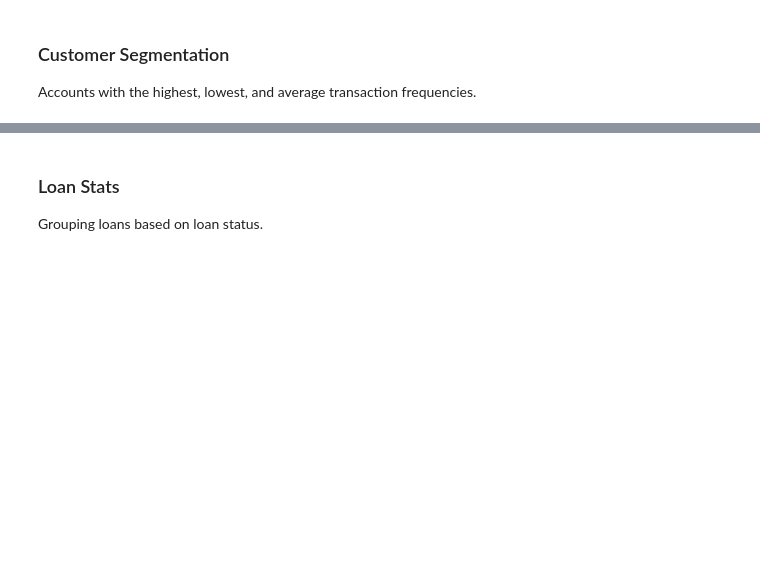
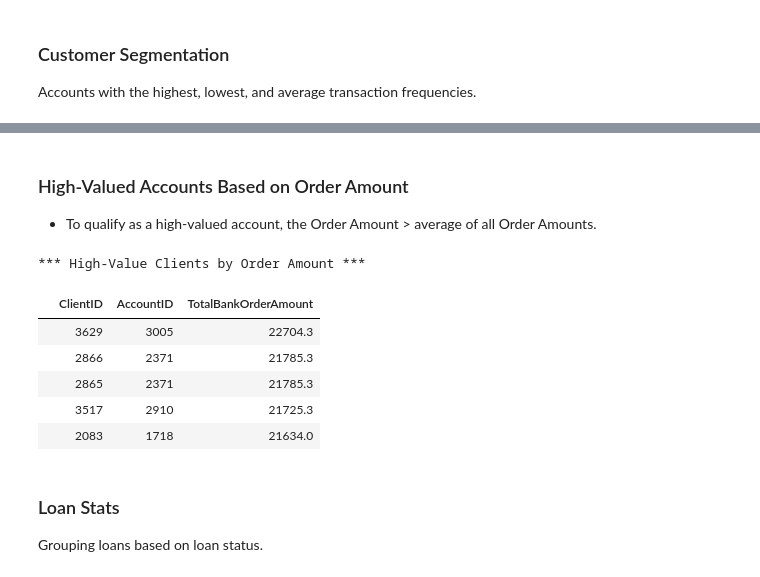
Before and after one commit to drjohnakinyemi/bank-customers-data-analysis-and-insights, a Jupyter notebook: jupyter-notebooks/Berka Bank Exploratory Data Analysis (EDA) in SQL.ipynb, the cells around one changed output, grey strips where cells are left out. Drawn from its saved outputs; the diff is of its cells as text; code cells hidden in the pictures; blank space fills up the shorter version.

```diff
--- a/jupyter-notebooks/Berka Bank Exploratory Data Analysis (EDA) in SQL.ipynb
+++ b/jupyter-notebooks/Berka Bank Exploratory Data Analysis (EDA) in SQL.ipynb
@@ -295,3 +331,41 @@ df.head()
+# %% [markdown]
+### High-Valued Accounts Based on Order Amount
+
+* To qualify as a high-valued account, the Order Amount > average of all Order Amounts.
+# %%
+query_string = """
+    WITH AverageBankOrderAmount AS (
+        SELECT AVG(BO.Amount) AS AverageBankOrder
+        FROM BankOrder BO
+    ),
+    HighValueClientsByBankOrder AS (
+        SELECT D.ClientID, A.AccountID, SUM(BO.Amount) AS TotalBankOrderAmount
+        FROM BankOrder BO
+        JOIN Account A ON BO.AccountID = A.AccountID
+        JOIN Disposition D ON A.AccountID = D.AccountID
+        GROUP BY D.ClientID, A.AccountID
+    )
+    SELECT
+        HVBO.ClientID,
+        HVBO.AccountID,
+        HVBO.TotalBankOrderAmount
+    FROM HighValueClientsByBankOrder HVBO
+    JOIN AverageBankOrderAmount ABA ON HVBO.TotalBankOrderAmount > ABA.AverageBankOrder
+    ORDER BY HVBO.TotalBankOrderAmount DESC;
+
+"""
+
+df = fetch_data(query_string)
+print("*** High-Value Clients by Order Amount ***")
+df.head()
+# %% [output]
+*** High-Value Clients by Order Amount ***
+|  | ClientID | AccountID | TotalBankOrderAmount |
+|  | 3629 | 3005 | 22704.3 |
+|  | 2866 | 2371 | 21785.3 |
+|  | 2865 | 2371 | 21785.3 |
+|  | 3517 | 2910 | 21725.3 |
+|  | 2083 | 1718 | 21634.0 |
 # %% [markdown]
 ### Loan Stats
 
```
Also changed, not shown: parts of 5 cells of this notebook.
